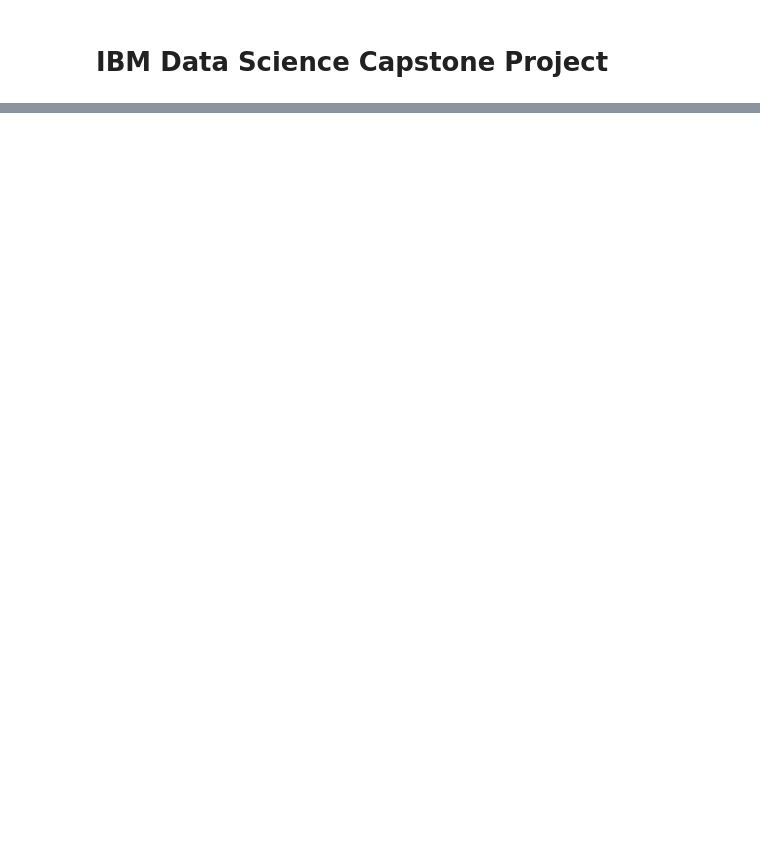
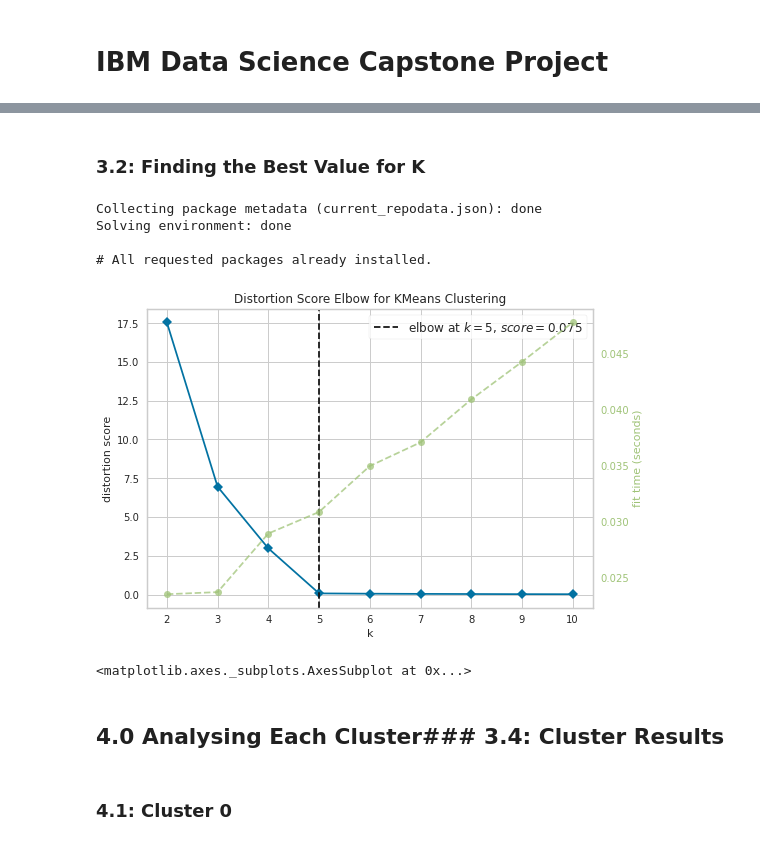
Before and after one commit to thatjosh/IBM-Data-Science-Capstone-Project, a Jupyter notebook: Week 4.ipynb, the cells around one changed output, grey strips where cells are left out. Cells and saved outputs as stored; diff of their text form; code cells hidden in the pictures; blank space fills up the shorter version.

```diff
--- a/Week 4.ipynb
+++ b/Week 4.ipynb
@@ -36,0 +410,6 @@
+# %%
+k=5
+final_loc_stats_3 = final_loc_stats_2
+cluster = final_loc_stats_3.drop(['Postcode', 'Borough', 'Neighbourhood','After-Tax Household Income','Total Population','Restaurant Count'], axis = 1)
+cluster.rename(columns={0:'Household Income', 1:'Population Size', 2:'Latitude', 3: 'Longtitude', 4:'Restaurant Count'}, inplace=True)
+cluster.head(5)
@@ -36,0 +474,30 @@
+# %% [markdown]
+### 3.2: Finding the Best Value for K
+# %%
+final_loc_stats_4 = final_loc_stats_2
+cluster_2 = final_loc_stats_3.drop(['Postcode', 'Borough', 'Neighbourhood','After-Tax Household Income','Total Population','Restaurant Count'], axis = 1)
+cluster_2.rename(columns={0:'Household Income', 1:'Population Size', 2:'Latitude', 3: 'Longtitude', 4:'Restaurant Count'}, inplace=True)
+
+from sklearn.cluster import KMeans
+!conda install -c districtdatalabs yellowbrick
+
+from yellowbrick.cluster import KElbowVisualizer
+
+
+# Instantiate the clustering model and visualiser
+model = KMeans()
+visualizer = KElbowVisualizer(model, k=(2,11))
+
+visualizer.fit(cluster_2)        # Fit the data to the visualiser
+visualizer.show()        # Finalise and render the figure
+# %% [output]
+Collecting package metadata (current_repodata.json): done
+Solving environment: done
+
+# All requested packages already installed.
+[figure, added]
+<matplotlib.axes._subplots.AxesSubplot at 0x...>
+# %% [markdown]
+## 4.0 Analysing Each Cluster### 3.4: Cluster Results
+# %% [markdown]
+### 4.1: Cluster 0
```
Also changed, not shown: parts of 52 cells of this notebook.
